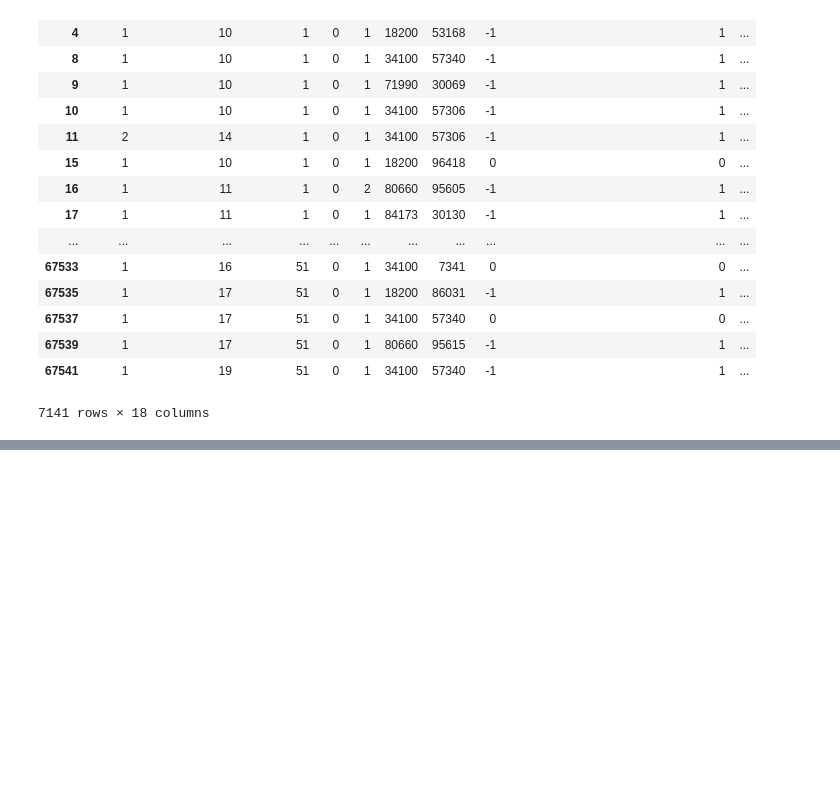
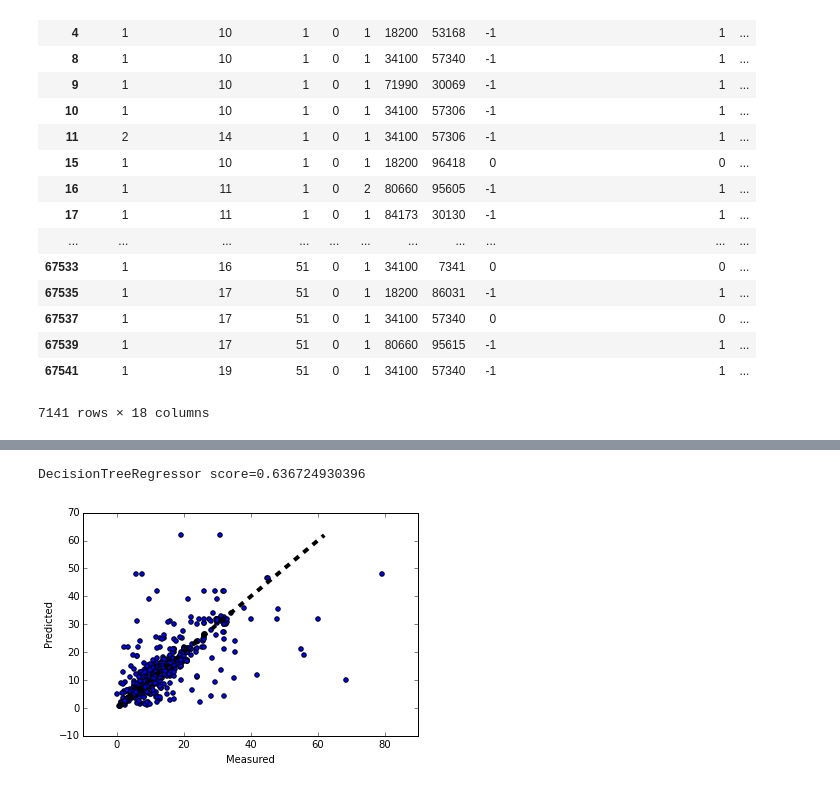
Before and after one commit to conwaywong/dse220_final, a Jupyter notebook: Final_MAS_DSE220_AJJCK_WORKING_ON_STACKING.ipynb, the cells around one changed output, grey strips where cells are left out. Saved outputs shown, nothing was run; the diff lists cells and outputs as text; code cells hidden in the pictures; blank space fills up the shorter version.

```diff
--- a/Final_MAS_DSE220_AJJCK_WORKING_ON_STACKING.ipynb
+++ b/Final_MAS_DSE220_AJJCK_WORKING_ON_STACKING.ipynb
@@ -891,0 +860,18 @@ Using normalized dataset, Ridge score=0.243654599351
+# %%
+regressor= DecisionTreeRegressor(random_state=42)
+
+regressor.fit(new_mtrain_data, new_mtrain_labels)
+m_score= regressor.score(new_mtest_data, new_mtest_labels)
+print "DecisionTreeRegressor score={}".format(m_score)
+
+# Plot
+predicted=regressor.predict(new_mtest_data)
+fig,ax = plt.subplots()
+ax.scatter(new_mtest_labels, predicted)
+ax.plot([predicted.min(), predicted.max()], [predicted.min(), predicted.max()], 'k--', lw=4)
+ax.set_xlabel('Measured')
+ax.set_ylabel('Predicted')
+fig.show()
+# %% [output]
+DecisionTreeRegressor score=0.636724930396
+[figure, added]
```
Also changed, not shown: parts of 14 cells of this notebook.
